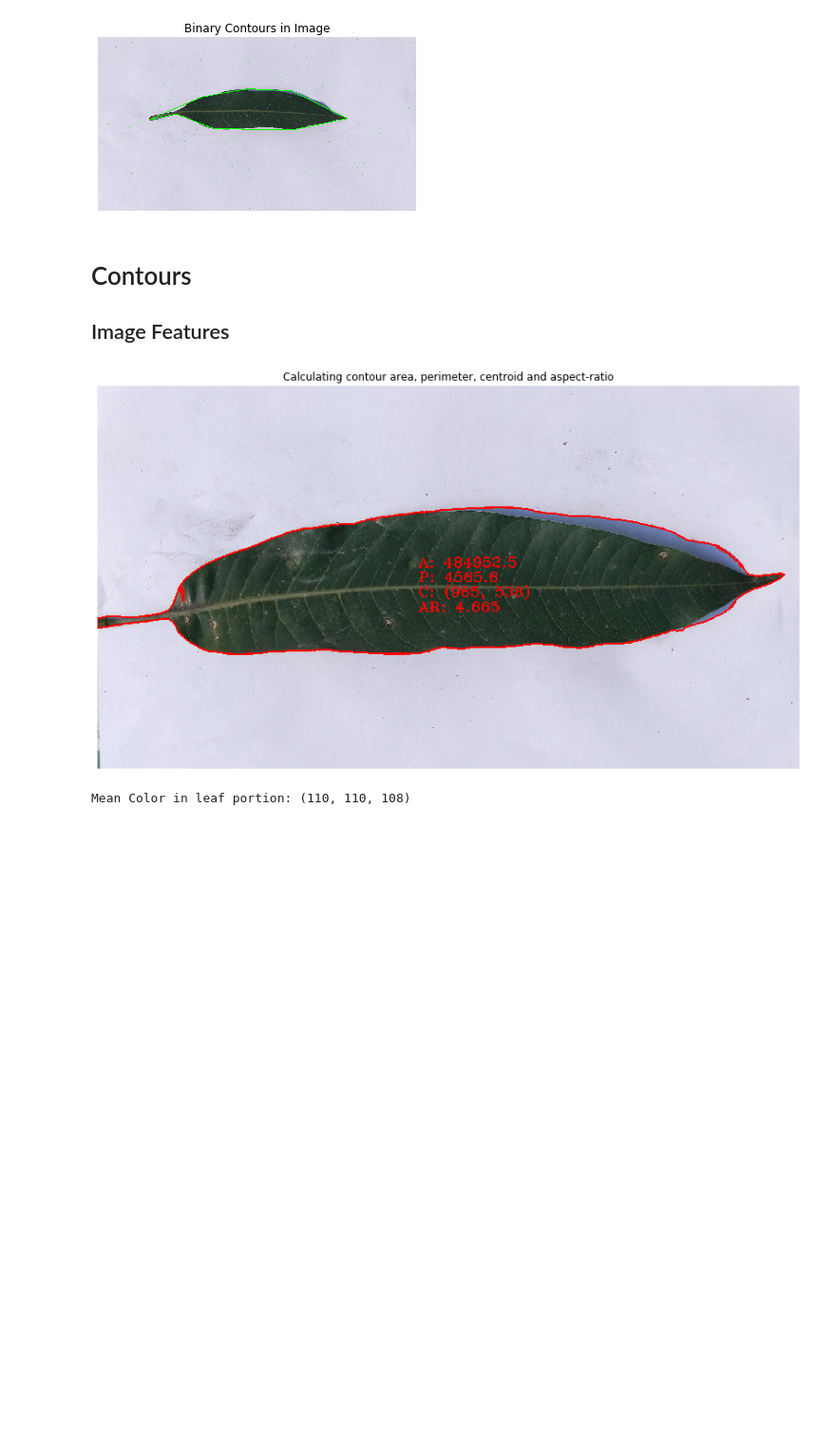
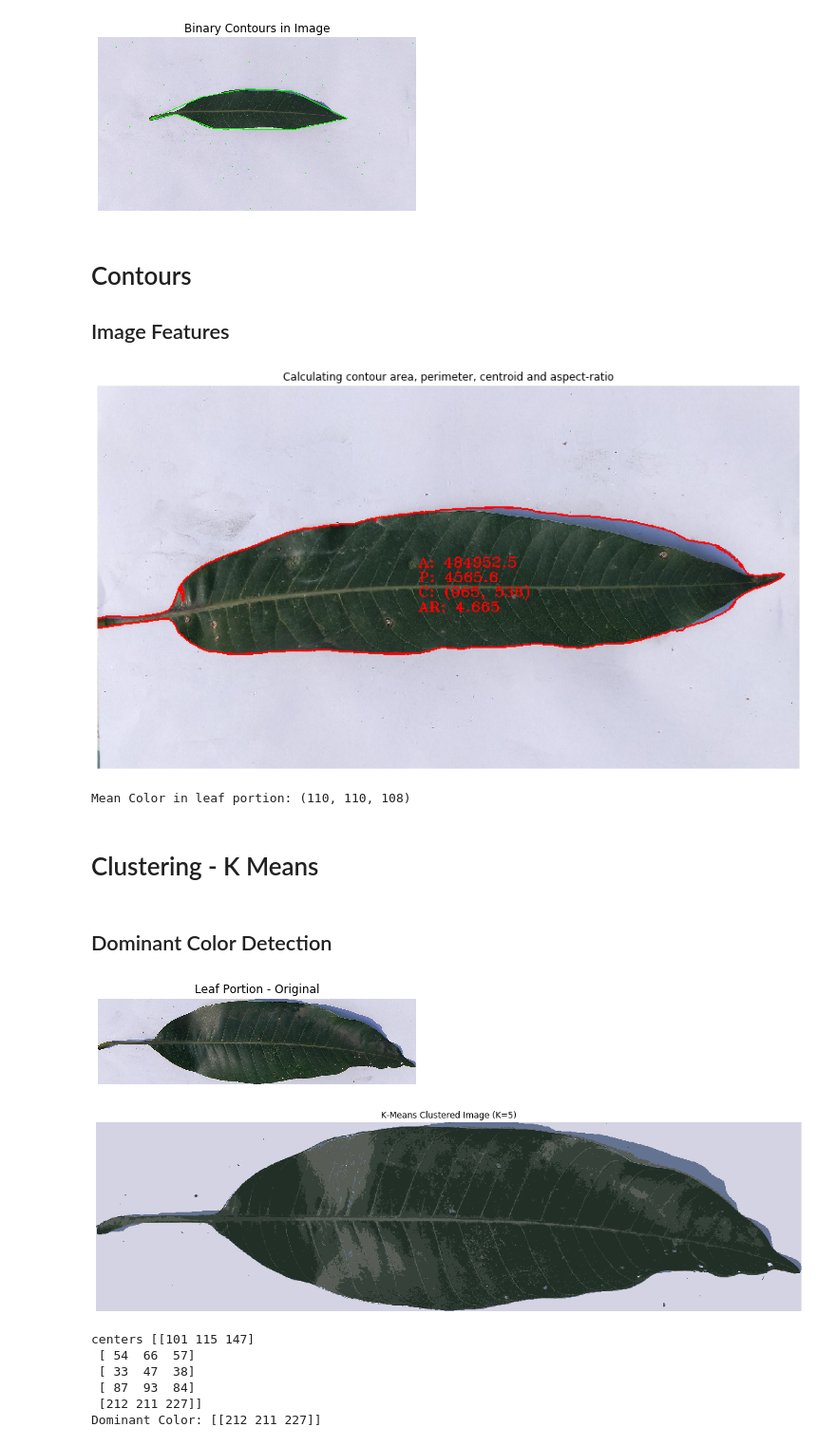
Before and after one commit to cod3rboy/mangoresearch, a Jupyter notebook: haar_wavelet_transform.ipynb, the cells around one changed output. Shown at 95% size. Drawn from its saved outputs; the diff is of its cells as text; code cells hidden in the pictures; blank space fills up the shorter version.

Commit message:
Dominant Color, K-Means Clustering and Shadow Removal

```diff
--- a/haar_wavelet_transform.ipynb
+++ b/haar_wavelet_transform.ipynb
@@ -137,18 +137,71 @@ if len(contours) != 0:
                cv2.FONT_HERSHEY_COMPLEX_SMALL, 2, (255, 0, 0), 2)
     plt.figure('Contours', figsize=(18, 8))
     plt.axis('off')
-    plt.imshow(img2rgb, 'gray')
+    plt.imshow(img2rgb)
     plt.title('Calculating contour area, perimeter, centroid and aspect-ratio')
     plt.show()
 
-    # Get the dominant color in leaf contour area
+    # Get the mean color in leaf contour area
     leaf_portion = img2rgb[y:y+h, x:x+w]
     r_mean = int(np.mean(leaf_portion[:, :, 0]))
     g_mean = int(np.mean(leaf_portion[:, :, 1]))
     b_mean = int(np.mean(leaf_portion[:, :, 2]))
     print("Mean Color in leaf portion: ({0}, {1}, {2})".format(r_mean, g_mean, b_mean))
+
 else:
     print('No contour found in the image')
 # %% [output]
 [figure]
 Mean Color in leaf portion: (110, 110, 108)
+# %% [markdown]
+# Clustering - K Means
+# %% [markdown]
+## Dominant Color Detection
+# %%
+original_img = cv2.imread('MangoLeavesDatabase/Alphonso/front/alphonso_front_01.jpg')
+img2rgb = cv2.cvtColor(original_img, cv2.COLOR_BGR2RGB)
+img2gray = cv2.cvtColor(original_img, cv2.COLOR_BGR2GRAY)
+retval, img = cv2.threshold(img2gray,0, 255,cv2.THRESH_BINARY_INV+cv2.THRESH_OTSU)
+contours, _ = cv2.findContours(img, cv2.RETR_EXTERNAL, cv2.CHAIN_APPROX_SIMPLE)
+
+if len(contours) != 0:
+    leaf_contour = max(contours, key=cv2.contourArea)
+    x, y, w, h = cv2.boundingRect(leaf_contour)
+    leaf_segment = img2rgb[y:y+h, x:x+w]
+    plt.imshow(leaf_segment)
+    plt.title('Leaf Portion - Original')
+    plt.axis('off')
+    plt.show()
+
+     # Get the dominant color in leaf contour area
+    leaf_pixels = leaf_segment.reshape((-1, 3))
+    leaf_pixels = np.float32(leaf_pixels)
+    criteria = (cv2.TERM_CRITERIA_EPS + cv2.TERM_CRITERIA_MAX_ITER, 10, 1.0)
+    K = 5
+    ret,label,center = cv2.kmeans(leaf_pixels, K, None, criteria, 10, cv2.KMEANS_RANDOM_CENTERS)
+    center = np.uint8(center)
+    result = center[label.flatten()]
+    result = result.reshape(leaf_segment.shape)
+
+    plt.figure('Clustered Image', figsize=(18, 8))
+    plt.axis('off')
+    plt.imshow(result)
+    plt.title('K-Means Clustered Image (K={0})'.format(K))
+    plt.show()
+
+    _,count = np.unique(label.flatten(), return_counts=True)
+    dominant_color = center[label[count.argmax()]]
+    print('centers', center)
+    print('Dominant Color:', str(dominant_color))
+
+else:
+    print('No contour found in image')
+# %% [output]
+[figure, added]
+[figure, added]
+centers [[101 115 147]
+ [ 54  66  57]
+ [ 33  47  38]
+ [ 87  93  84]
+ [212 211 227]]
+Dominant Color: [[212 211 227]]
```
Also changed, not shown: parts of 2 cells of this notebook.
